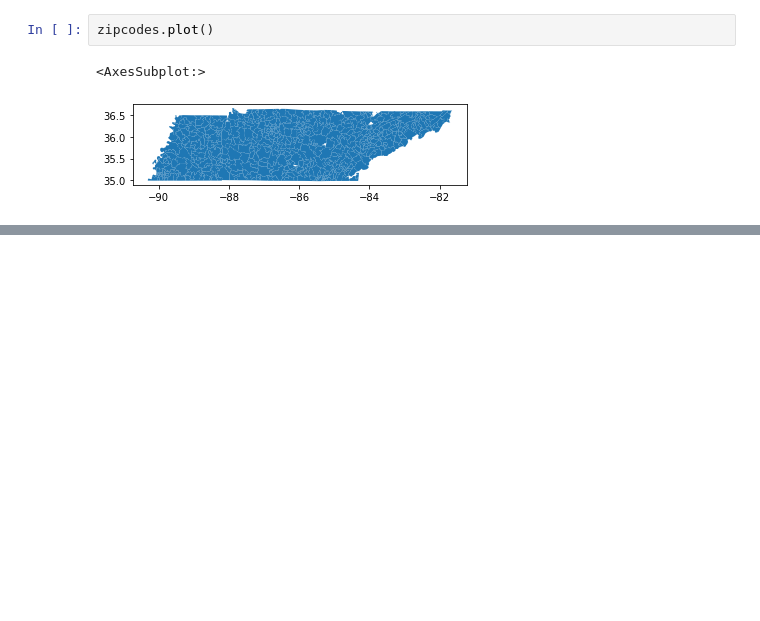
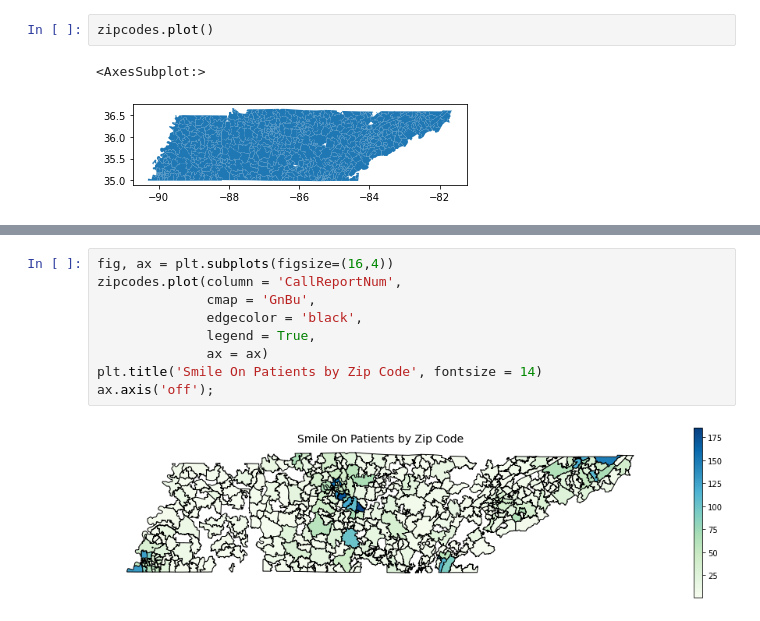
Before and after one commit to bsfcs/smile-on-black_panther, a Jupyter notebook: SmileOnAnalysis.ipynb, the cells around one changed output, grey strips where cells are left out. Cells and saved outputs as stored; diff of their text form; blank space fills up the shorter version.

Commit message:
Chloropleth complete of patients per zip

```diff
--- a/SmileOnAnalysis.ipynb
+++ b/SmileOnAnalysis.ipynb
@@ -303,3 +317,14 @@ zipcodes.head()
 | 2 | 47 | 37701.0 | 4737701 | B5 | G6350 | S | 27309005 | 28530 | +35.7927401 | ... |
 | 3 | 47 | 37886.0 | 4737886 | B5 | G6350 | S | 113625372 | 0 | +35.7455878 | ... |
 | 4 | 47 | 37757.0 | 4737757 | B5 | G6350 | S | 72942123 | 8907166 | +36.2990089 | ... |
+# %%
+fig, ax = plt.subplots(figsize=(16,4))
+zipcodes.plot(column = 'CallReportNum',
+              cmap = 'GnBu',
+              edgecolor = 'black',
+              legend = True,
+              ax = ax)
+plt.title('Smile On Patients by Zip Code', fontsize = 14)
+ax.axis('off');
+# %% [output]
+[figure, added]
```
Also changed, not shown: parts of 1 cell of this notebook.
